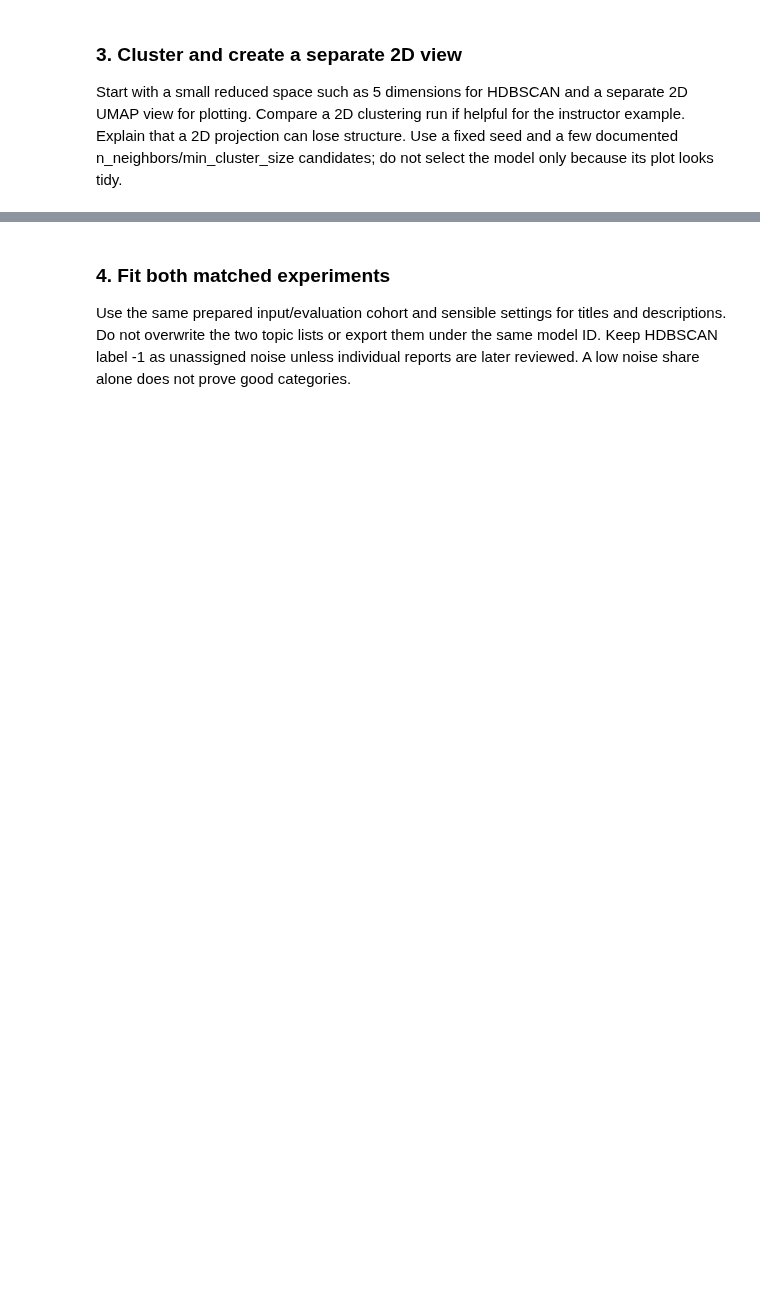
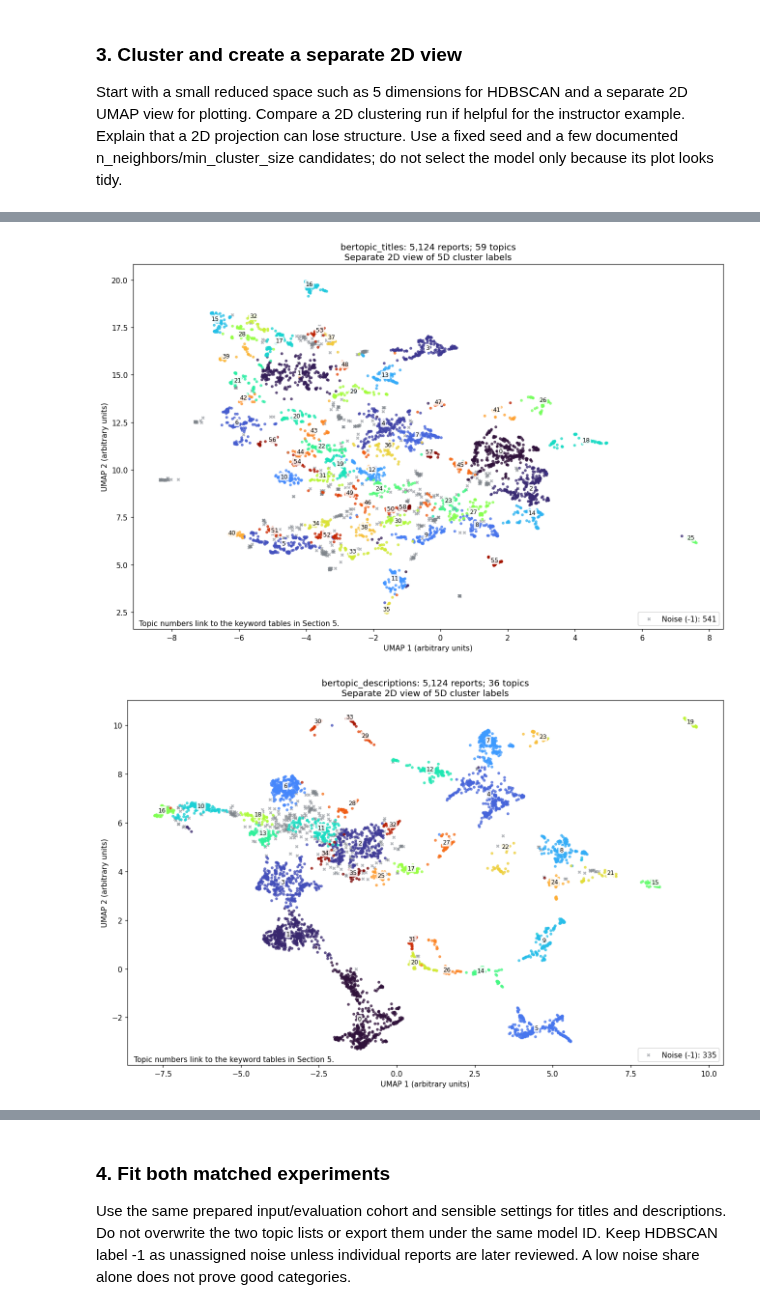
Before and after one commit to mshongwe775/bremen-crime-data-analytics, a Jupyter notebook: team_notebooks/04_embedding_topic_modeling.ipynb, the cells around one changed output, grey strips where cells are left out. Saved outputs shown, nothing was run; the diff lists cells and outputs as text; code cells hidden in the pictures; blank space fills up the shorter version.

Commit message:
Complete Assignment 04 BERTopic modeling - Aya Abdine

```diff
--- a/team_notebooks/04_embedding_topic_modeling.ipynb
+++ b/team_notebooks/04_embedding_topic_modeling.ipynb
@@ -38,7 +84,19 @@ figure_folder = project_folder / "figures/member_04"
 output_folder.mkdir(parents=True, exist_ok=True)
 figure_folder.mkdir(parents=True, exist_ok=True)
 # %%
-reports_base = pd.read_parquet(project_folder / "shared/reports_base.parquet")
-assert reports_base["report_id"].is_unique
-print("Base reports:", len(reports_base))
-reports_base[["report_id", "date_posted", "title_en", "district"]].head(3)
+def sha256(path):
+    with open(path, 'rb') as file:
+        return hashlib.file_digest(file, 'sha256').hexdigest()
+
+manifest = json.loads((project_folder / 'shared/source_manifest.json').read_text())
+contracts = json.loads((project_folder / 'artifact_contracts.json').read_text())
+schemas = contracts['roles']['member_04']['csv_schemas']
+input_checksums = {}
+for filename, key in [(manifest['raw_file'], 'raw_sha256'),
+                      (manifest['base_file'], 'base_sha256')]:
+    input_checksums[filename] = sha256(project_folder / filename)
+    assert input_checksums[filename] == manifest[key], f'Input changed: {filename}'
+assert manifest['base_sha256'] == contracts['base_sha256']
+reports_base = pd.read_parquet(project_folder / manifest['base_file'])
+assert len(reports_base) == contracts['base_rows'] == 5126
+assert reports_base.report_id.notna().all() and reports_base.report_id.is_unique
@@ -109 +324,34 @@ Start with a small reduced space such as 5 dimensions for HDBSCAN and a separate
+# %%
+figure_bytes = {}  # Publish figures only after the full run passes export validation.
+def keep_figure(figure, filename):
+    buffer = BytesIO()
+    figure.savefig(buffer, format='png', dpi=200, bbox_inches='tight')
+    figure_bytes[filename] = buffer.getvalue()
+    display(figure)
+    plt.close(figure)
+
+for model_id, cohort in cohorts.items():
+    projection = UMAP(n_components=2, n_neighbors=15, min_dist=0.1,
+                      metric='cosine', random_state=42, n_jobs=1).fit_transform(cohort['embeddings'])
+    labels = candidates[model_id][selected_setting]['labels']
+    topics = sorted(set(labels) - {-1})
+    colors = plt.get_cmap('turbo', max(1, len(topics)))
+    figure, axis = plt.subplots(figsize=(12, 8))
+    noise = labels == -1
+    axis.scatter(*projection[noise].T, s=12, c='#7f858b', alpha=0.6,
+                 marker='x', label=f'Noise (-1): {noise.sum():,}')
+    for color, topic in enumerate(topics):
+        points = projection[labels == topic]
+        axis.scatter(*points.T, s=8, color=colors(color), alpha=0.7)
+        axis.text(*np.median(points, axis=0), str(topic), fontsize=8, ha='center',
+                  bbox={'boxstyle': 'round,pad=.15', 'facecolor': 'white', 'alpha': .85, 'edgecolor': 'none'})
+    axis.set(title=f'{model_id}: {len(labels):,} reports; {len(topics)} topics\nSeparate 2D view of 5D cluster labels',
+             xlabel='UMAP 1 (arbitrary units)', ylabel='UMAP 2 (arbitrary units)')
+    axis.legend(loc='lower right')
+    axis.text(.01, .01, 'Topic numbers link to the keyword tables in Section 5.', transform=axis.transAxes)
+    figure.tight_layout()
+    keep_figure(figure, f'{model_id}_umap2d.png')
+# %% [output]
+[figure, added]
+[figure, added]
 # %% [markdown]
```
Also changed, not shown: parts of 27 cells of this notebook, 14 other files.
